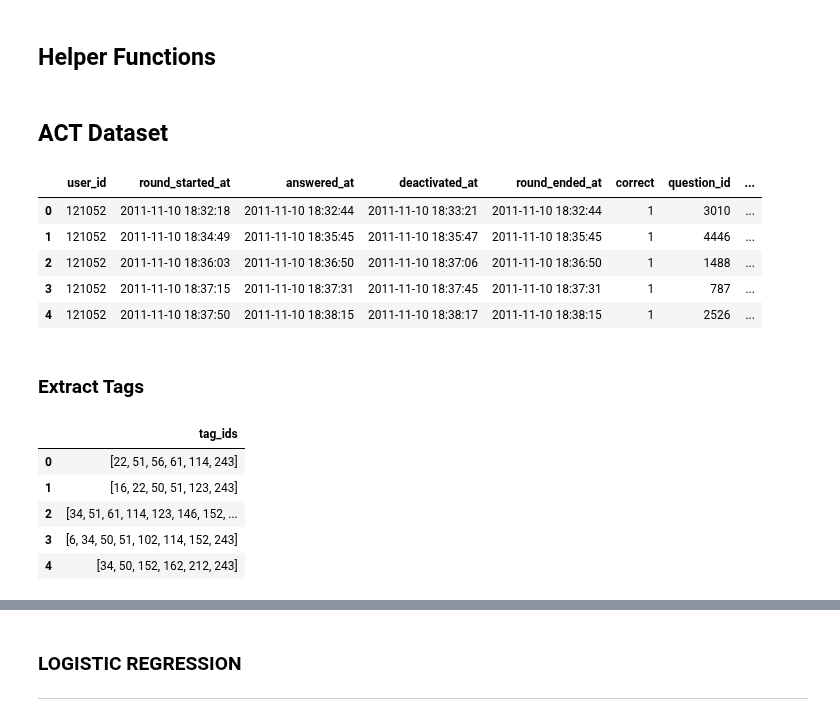
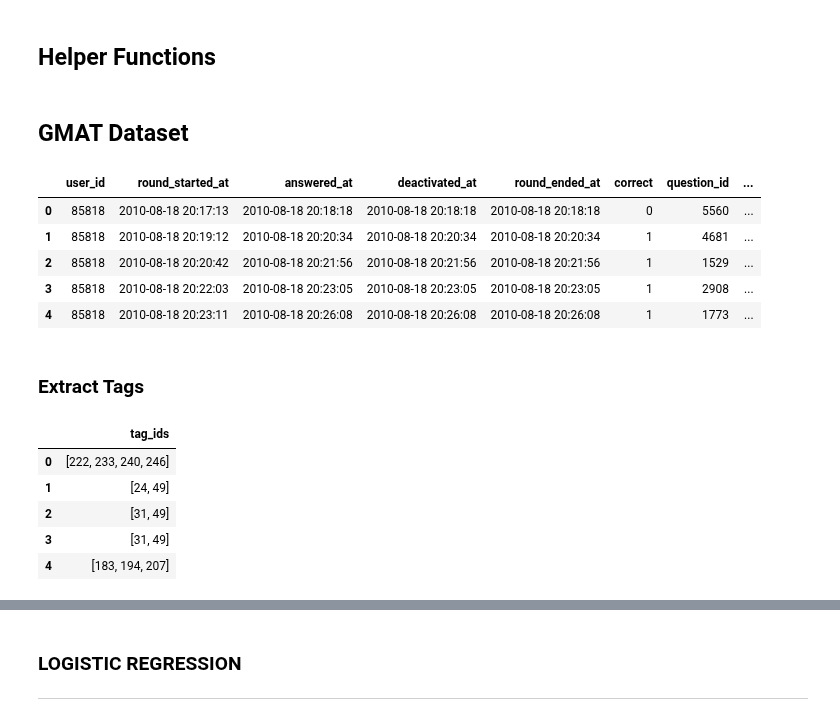
Before and after one commit to oserttas-math/predicting_assessment_mastery, a Jupyter notebook: notebooks/machine_learning_analysis.ipynb, the cells around one changed output, grey strips where cells are left out. Saved outputs shown, nothing was run; the diff lists cells and outputs as text; code cells hidden in the pictures.

```diff
--- a/notebooks/machine_learning_analysis.ipynb
+++ b/notebooks/machine_learning_analysis.ipynb
@@ -239,27 +285,27 @@ def plot_validation_curve(model, X_train, y_train, param_name, param_range, scor
     plt.ylabel('Score')
     plt.legend(loc='best');
 # %% [markdown]
-## ACT Dataset
+## GMAT Dataset
 # %%
 # Read and save CSV file a as dataframe:
-act = pd.read_csv('../data/interim/clean_act.csv').drop('Unnamed: 0', axis='columns')
+gmat = pd.read_csv('../data/interim/clean_gmat.csv').drop('Unnamed: 0', axis='columns')
 
 # Convert round_duration to timedelta:
-act['round_duration'] = pd.to_timedelta(act.round_duration, unit='s').astype(int)
+gmat['round_duration'] = pd.to_timedelta(gmat.round_duration, unit='s').astype(int)
 
-act.head()
+gmat.head()
 # %% [output]
 |  | user_id | round_started_at | answered_at | deactivated_at | round_ended_at | correct | question_id | ... |
-| 0 | 121052 | 2011-11-10 18:32:18 | 2011-11-10 18:32:44 | 2011-11-10 18:33:21 | 2011-11-10 18:32:44 | 1 | 3010 | ... |
-| 1 | 121052 | 2011-11-10 18:34:49 | 2011-11-10 18:35:45 | 2011-11-10 18:35:47 | 2011-11-10 18:35:45 | 1 | 4446 | ... |
-| 2 | 121052 | 2011-11-10 18:36:03 | 2011-11-10 18:36:50 | 2011-11-10 18:37:06 | 2011-11-10 18:36:50 | 1 | 1488 | ... |
-| 3 | 121052 | 2011-11-10 18:37:15 | 2011-11-10 18:37:31 | 2011-11-10 18:37:45 | 2011-11-10 18:37:31 | 1 | 787 | ... |
-| 4 | 121052 | 2011-11-10 18:37:50 | 2011-11-10 18:38:15 | 2011-11-10 18:38:17 | 2011-11-10 18:38:15 | 1 | 2526 | ... |
+| 0 | 85818 | 2010-08-18 20:17:13 | 2010-08-18 20:18:18 | 2010-08-18 20:18:18 | 2010-08-18 20:18:18 | 0 | 5560 | ... |
+| 1 | 85818 | 2010-08-18 20:19:12 | 2010-08-18 20:20:34 | 2010-08-18 20:20:34 | 2010-08-18 20:20:34 | 1 | 4681 | ... |
+| 2 | 85818 | 2010-08-18 20:20:42 | 2010-08-18 20:21:56 | 2010-08-18 20:21:56 | 2010-08-18 20:21:56 | 1 | 1529 | ... |
+| 3 | 85818 | 2010-08-18 20:22:03 | 2010-08-18 20:23:05 | 2010-08-18 20:23:05 | 2010-08-18 20:23:05 | 1 | 2908 | ... |
+| 4 | 85818 | 2010-08-18 20:23:11 | 2010-08-18 20:26:08 | 2010-08-18 20:26:08 | 2010-08-18 20:26:08 | 1 | 1773 | ... |
 # %% [markdown]
 ### Extract Tags
 # %%
 # Split the space delimited tag_string into a list of tag_ids:
-tags = act.tag_string.str.split(' ')
+tags = gmat.tag_string.str.split(' ')
 
 tags_df = pd.DataFrame(tags)
 
@@ -269,11 +315,11 @@ tags_df = tags_df.rename(columns = {'tag_string':'tag_ids'})
 tags_df.head()
 # %% [output]
 |  | tag_ids |
-| 0 | [22, 51, 56, 61, 114, 243] |
-| 1 | [16, 22, 50, 51, 123, 243] |
-| 2 | [34, 51, 61, 114, 123, 146, 152, ... |
-| 3 | [6, 34, 50, 51, 102, 114, 152, 243] |
-| 4 | [34, 50, 152, 162, 212, 243] |
+| 0 | [222, 233, 240, 246] |
+| 1 | [24, 49] |
+| 2 | [31, 49] |
+| 3 | [31, 49] |
+| 4 | [183, 194, 207] |
 # %%
 from sklearn.preprocessing import MultiLabelBinarizer
 
```
Also changed, not shown: parts of 87 cells of this notebook.
